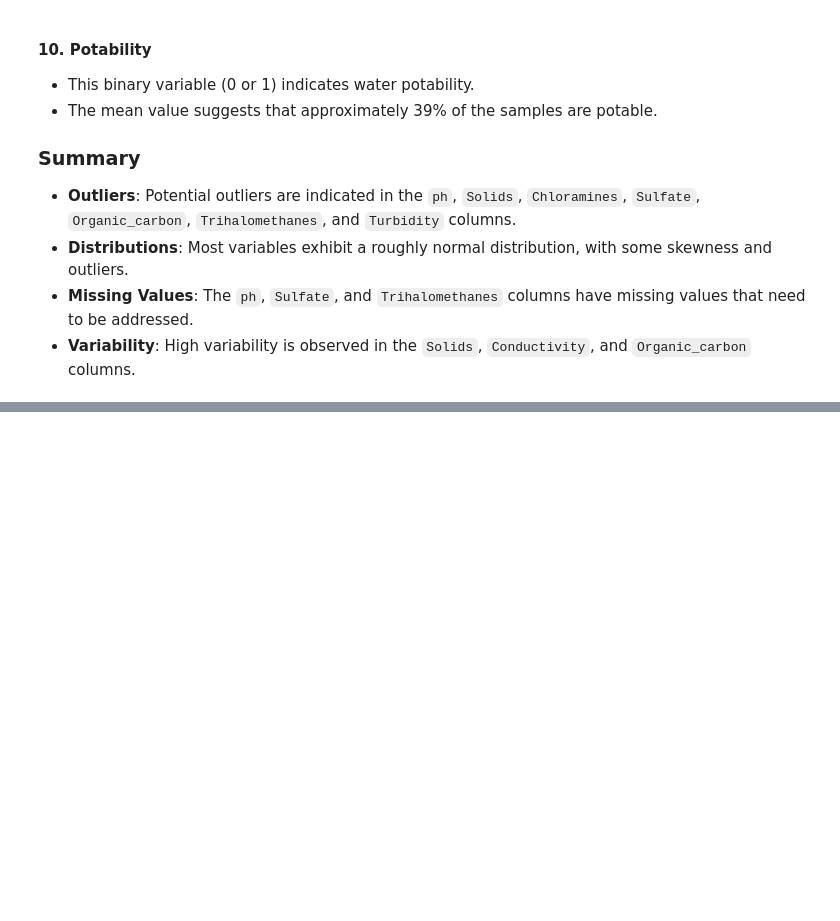
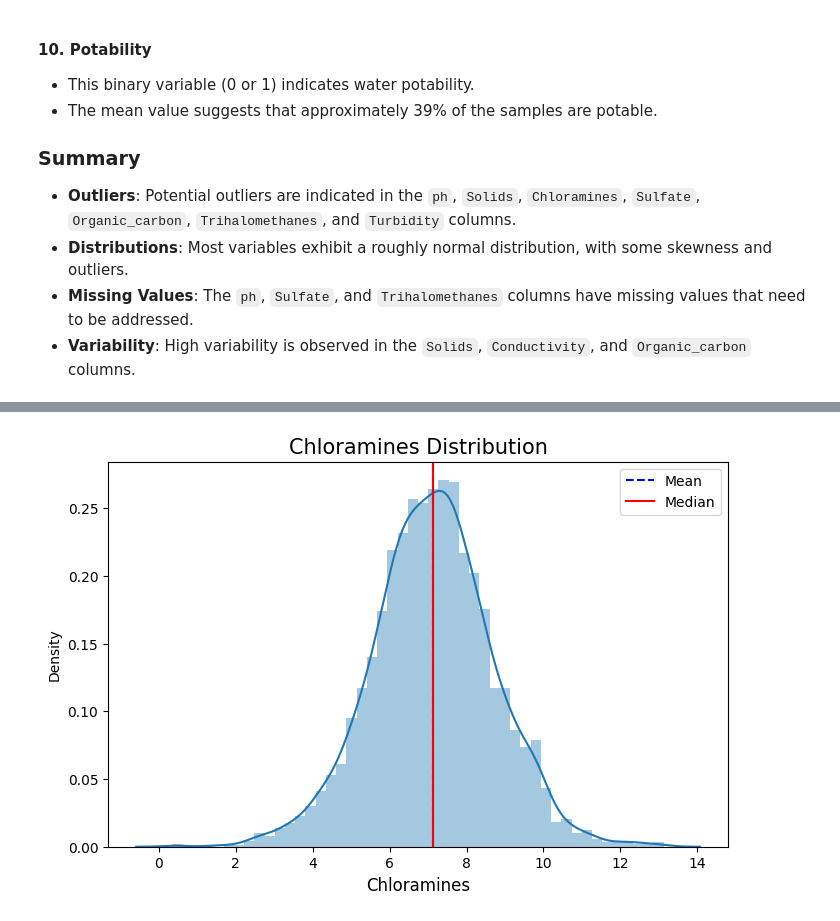
Before and after one commit to mohammadreza-mohammadi94/DataAnalysis-And-MachineLearning, a Jupyter notebook: 4. Public Health and Safety/Water Quality/Water_Quality_Analysis_and_Classification.ipynb, the cells around one changed output, grey strips where cells are left out. Saved outputs shown, nothing was run; the diff lists cells and outputs as text; code cells hidden in the pictures; blank space fills up the shorter version.

```diff
--- a/4. Public Health and Safety/Water Quality/Water_Quality_Analysis_and_Classification.ipynb
+++ b/4. Public Health and Safety/Water Quality/Water_Quality_Analysis_and_Classification.ipynb
@@ -230,0 +290,4 @@ df.describe(include='all').T
+# %%
+dist('Chloramines')
+# %% [output]
+[figure, added]
```
Also changed, not shown: parts of 53 cells of this notebook.
